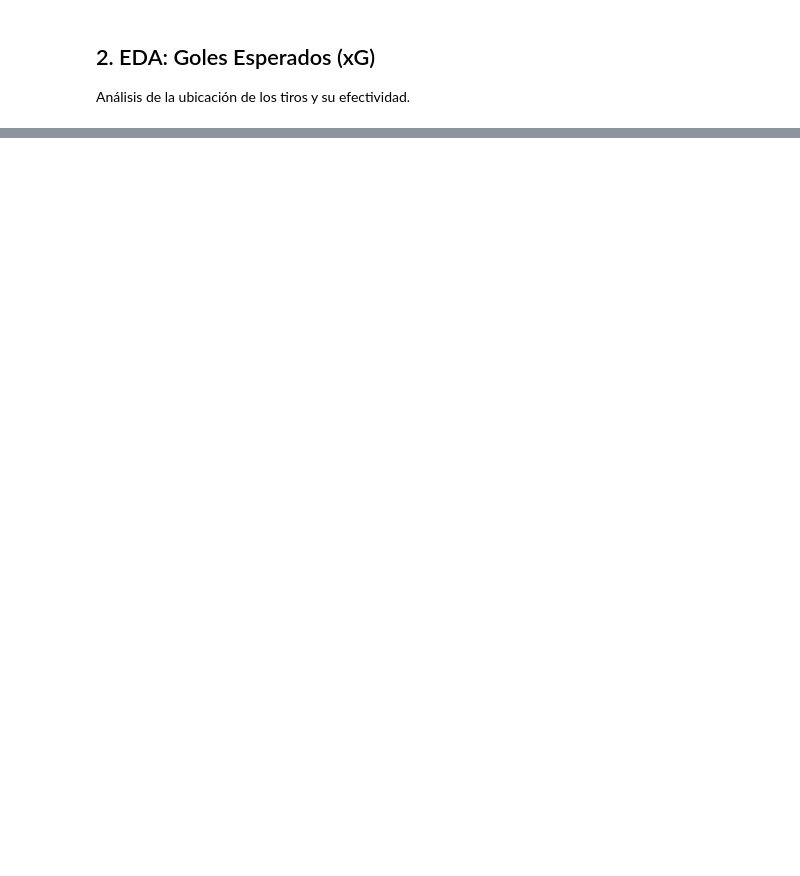
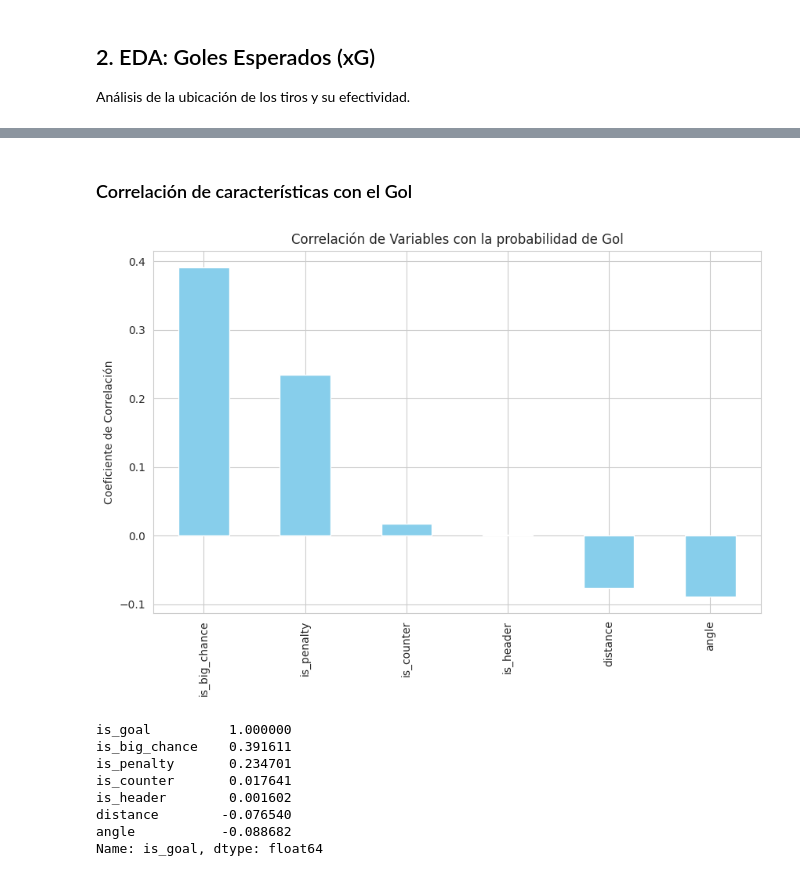
Before and after one commit to julianjimenez4809-ui/Predicci-n-Futbol-stica, a Jupyter notebook: src/eda_modelos.ipynb, the cells around one changed output, grey strips where cells are left out. Saved outputs shown, nothing was run; the diff lists cells and outputs as text; code cells hidden in the pictures; blank space fills up the shorter version.

Commit message:
feat: add feature engineering (qualifiers, distance, angle) to EDA notebook

```diff
--- a/src/eda_modelos.ipynb
+++ b/src/eda_modelos.ipynb
@@ -65,0 +85,26 @@ print(df_matches['ftr'].value_counts(normalize=True))
+# %%
+def parse_shot_qualifiers(qual_str):
+    """Extrae características clave del JSON de qualifiers para un tiro."""
+    try:
+        quals = json.loads(qual_str)
+        q_ids = [q['type']['value'] for q in quals]
+        return {
+            'is_big_chance': 214 in q_ids,
+            'is_header': 15 in q_ids,
+            'is_counter': 23 in q_ids,
+            'is_penalty': 9 in q_ids,
+            'is_free_kick': 26 in q_ids
+        }
+    except:
+        return {'is_big_chance': False, 'is_header': False, 'is_counter': False, 'is_penalty': False, 'is_free_kick': False}
+
+# Aplicar la extracción
+quals_df = df_shots['qualifiers'].apply(parse_shot_qualifiers).apply(pd.Series)
+df_shots = pd.concat([df_shots, quals_df], axis=1)
+
+# Calcular Distancia y Ángulo (Centro de portería en 100, 50)
+df_shots['distance'] = np.sqrt((100 - df_shots['x'])**2 + (50 - df_shots['y'])**2)
+df_shots['angle'] = np.arctan2(abs(50 - df_shots['y']), (100 - df_shots['x']))
+
+print("Nuevas columnas añadidas:", quals_df.columns.tolist() + ['distance', 'angle'])
+df_shots[['is_goal', 'is_big_chance', 'distance', 'angle']].head()
@@ -65,0 +119,23 @@ print(df_matches['ftr'].value_counts(normalize=True))
+# %% [markdown]
+### Correlación de características con el Gol
+# %%
+cols_to_check = ['is_goal', 'distance', 'angle', 'is_big_chance', 'is_header', 'is_counter', 'is_penalty']
+correlation = df_shots[cols_to_check].corr()['is_goal'].sort_values(ascending=False)
+
+plt.figure(figsize=(10, 6))
+correlation.drop('is_goal').plot(kind='bar', color='skyblue')
+plt.title('Correlación de Variables con la probabilidad de Gol')
+plt.ylabel('Coeficiente de Correlación')
+plt.show()
+
+print(correlation)
+# %% [output]
+[figure, added]
+is_goal          1.000000
+is_big_chance    0.391611
+is_penalty       0.234701
+is_counter       0.017641
+is_header        0.001602
+distance        -0.076540
+angle           -0.088682
+Name: is_goal, dtype: float64
```
Also changed, not shown: parts of 7 cells of this notebook.
